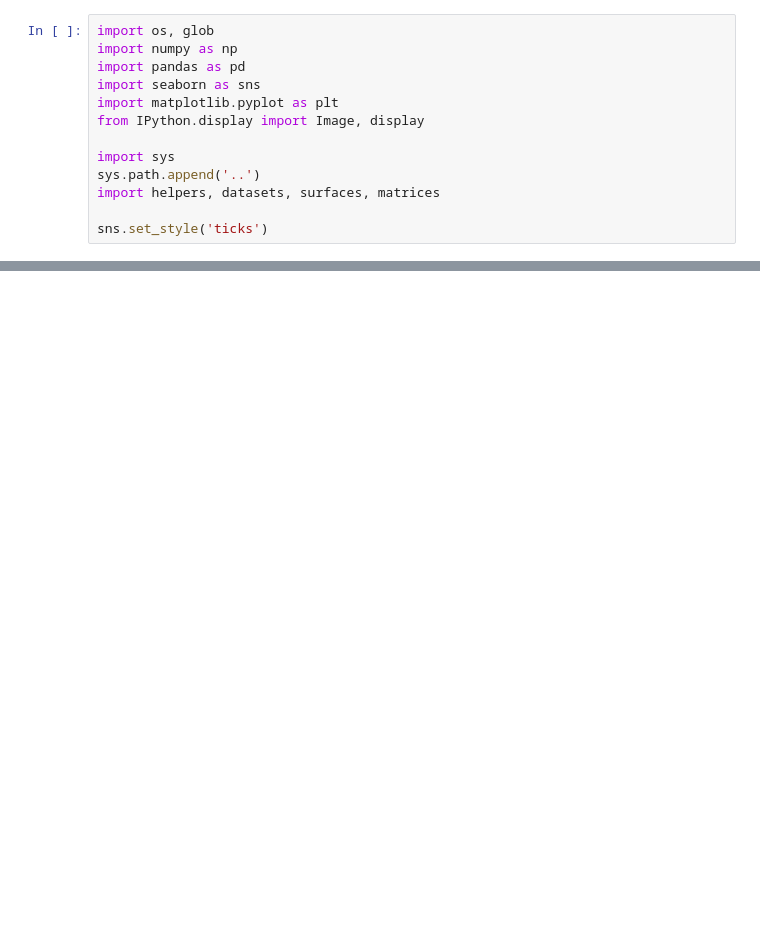
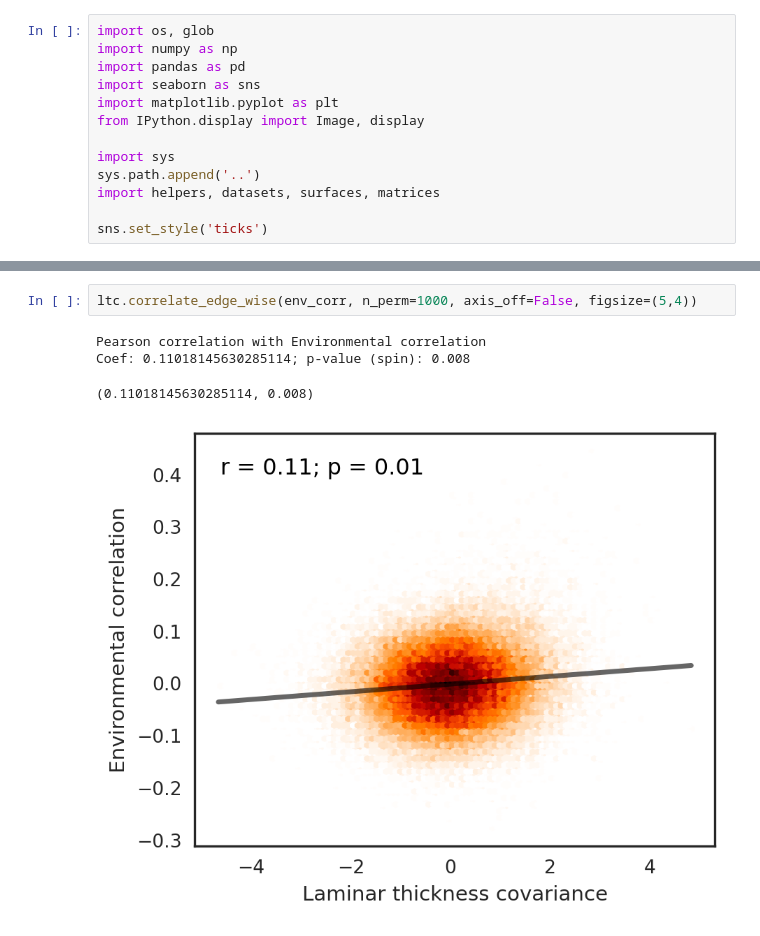
Before and after one commit to amnsbr/laminar_organization, a Jupyter notebook: code/figures/Fig_S18.ipynb, the cells around one changed output, grey strips where cells are left out. Saved outputs shown, nothing was run; the diff lists cells and outputs as text; blank space fills up the shorter version.

```diff
--- a/code/figures/Fig_S18.ipynb
+++ b/code/figures/Fig_S18.ipynb
@@ -76,0 +39,7 @@ Loading the matrix from /home/asaberi/laminar_organization/code/../output/ltc/pa
+# %%
+ltc.correlate_edge_wise(env_corr, n_perm=1000, axis_off=False, figsize=(5,4))
+# %% [output]
+Pearson correlation with Environmental correlation
+Coef: 0.11018145630285114; p-value (spin): 0.008
+(0.11018145630285114, 0.008)
+[figure, added]
```
Also changed, not shown: parts of 10 cells of this notebook, 5 other files.
